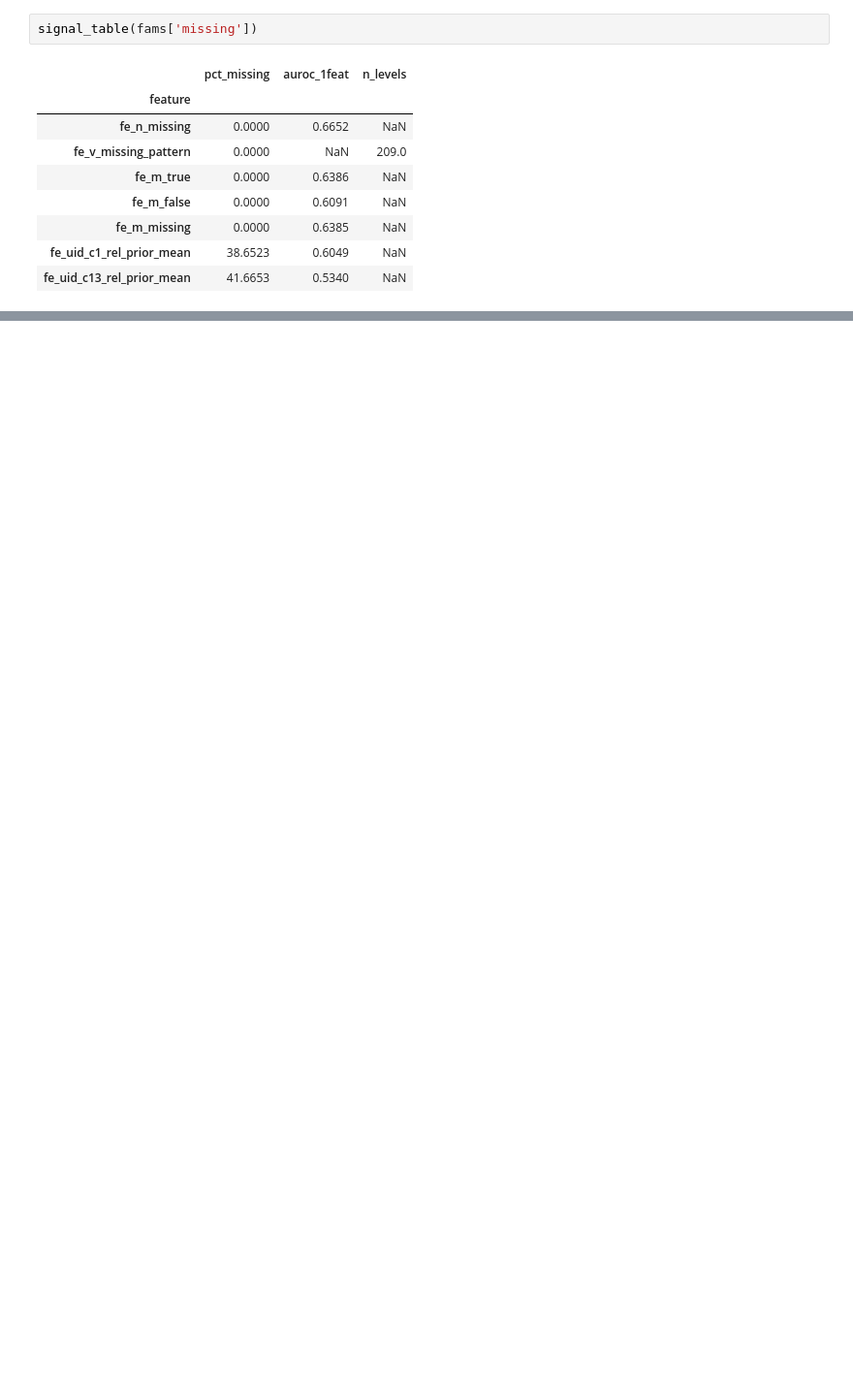
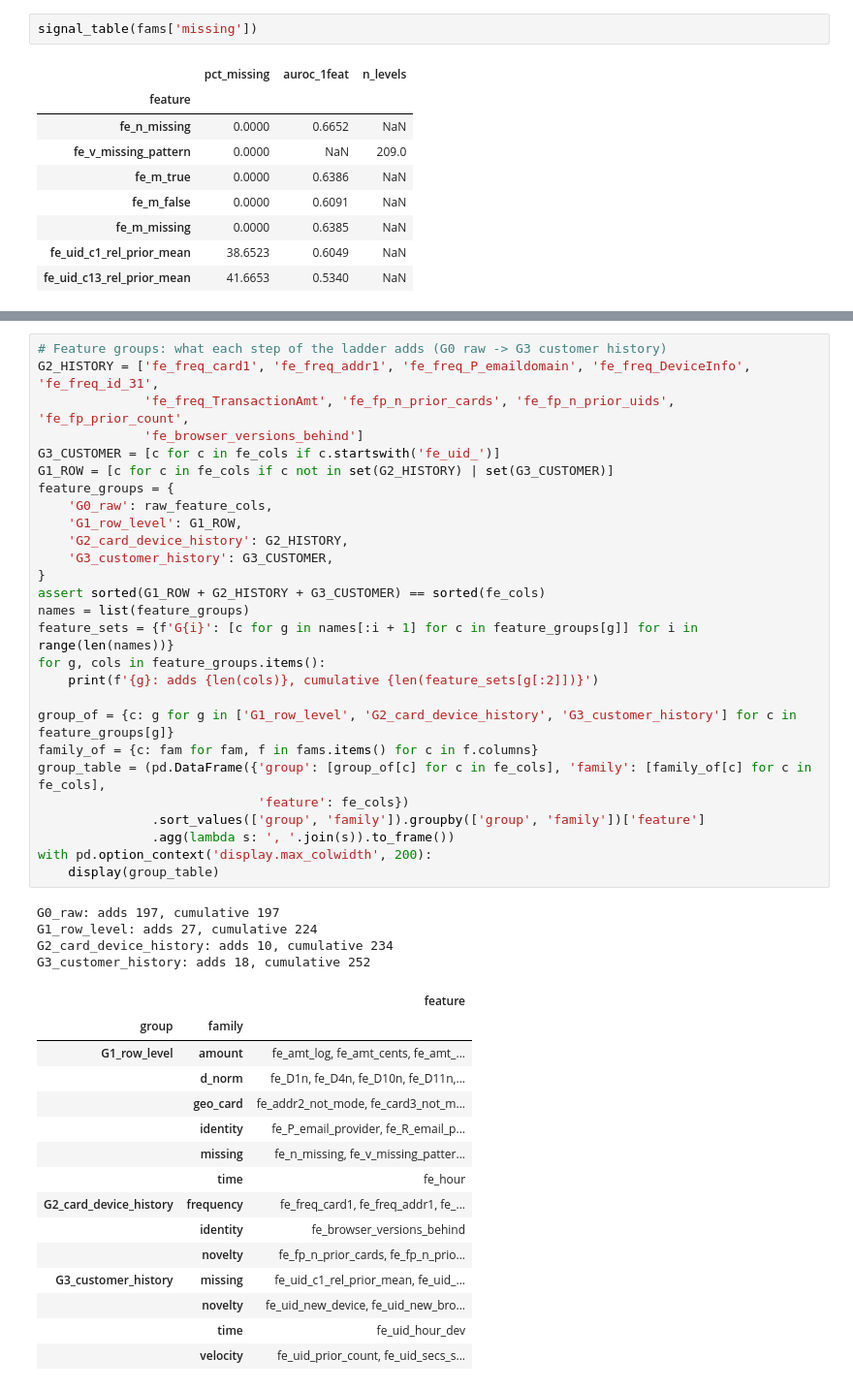
Before and after one commit to domi-bryan/bt4012, a Jupyter notebook: notebooks/feature_engineering.ipynb, the cells around one changed output, grey strips where cells are left out. Shown at 97% size. Cells and saved outputs as stored; diff of their text form; blank space fills up the shorter version.

```diff
--- a/notebooks/feature_engineering.ipynb
+++ b/notebooks/feature_engineering.ipynb
@@ -394 +573,48 @@ signal_table(fams['frequency'])
+# %%
+# Feature groups: what each step of the ladder adds (G0 raw -> G3 customer history)
+G2_HISTORY = ['fe_freq_card1', 'fe_freq_addr1', 'fe_freq_P_emaildomain', 'fe_freq_DeviceInfo', 'fe_freq_id_31',
+              'fe_freq_TransactionAmt', 'fe_fp_n_prior_cards', 'fe_fp_n_prior_uids', 'fe_fp_prior_count',
+              'fe_browser_versions_behind']
+G3_CUSTOMER = [c for c in fe_cols if c.startswith('fe_uid_')]
+G1_ROW = [c for c in fe_cols if c not in set(G2_HISTORY) | set(G3_CUSTOMER)]
+feature_groups = {
+    'G0_raw': raw_feature_cols,
+    'G1_row_level': G1_ROW,
+    'G2_card_device_history': G2_HISTORY,
+    'G3_customer_history': G3_CUSTOMER,
+}
+assert sorted(G1_ROW + G2_HISTORY + G3_CUSTOMER) == sorted(fe_cols)
+names = list(feature_groups)
+feature_sets = {f'G{i}': [c for g in names[:i + 1] for c in feature_groups[g]] for i in range(len(names))}
+for g, cols in feature_groups.items():
+    print(f'{g}: adds {len(cols)}, cumulative {len(feature_sets[g[:2]])}')
+
+group_of = {c: g for g in ['G1_row_level', 'G2_card_device_history', 'G3_customer_history'] for c in feature_groups[g]}
+family_of = {c: fam for fam, f in fams.items() for c in f.columns}
+group_table = (pd.DataFrame({'group': [group_of[c] for c in fe_cols], 'family': [family_of[c] for c in fe_cols],
+                             'feature': fe_cols})
+               .sort_values(['group', 'family']).groupby(['group', 'family'])['feature']
+               .agg(lambda s: ', '.join(s)).to_frame())
+with pd.option_context('display.max_colwidth', 200):
+    display(group_table)
+# %% [output]
+G0_raw: adds 197, cumulative 197
+G1_row_level: adds 27, cumulative 224
+G2_card_device_history: adds 10, cumulative 234
+G3_customer_history: adds 18, cumulative 252
+|  |  | feature |
+| group | family |  |
+| G1_row_level | amount | fe_amt_log, fe_amt_cents, fe_amt_... |
+|  | d_norm | fe_D1n, fe_D4n, fe_D10n, fe_D11n,... |
+|  | geo_card | fe_addr2_not_mode, fe_card3_not_m... |
+|  | identity | fe_P_email_provider, fe_R_email_p... |
+|  | missing | fe_n_missing, fe_v_missing_patter... |
+|  | time | fe_hour |
+| G2_card_device_history | frequency | fe_freq_card1, fe_freq_addr1, fe_... |
+|  | identity | fe_browser_versions_behind |
+|  | novelty | fe_fp_n_prior_cards, fe_fp_n_prio... |
+| G3_customer_history | missing | fe_uid_c1_rel_prior_mean, fe_uid_... |
+|  | novelty | fe_uid_new_device, fe_uid_new_bro... |
+|  | time | fe_uid_hour_dev |
+|  | velocity | fe_uid_prior_count, fe_uid_secs_s... |
 # %% [markdown]
```
Also changed, not shown: parts of 34 cells of this notebook, 3 other files.
